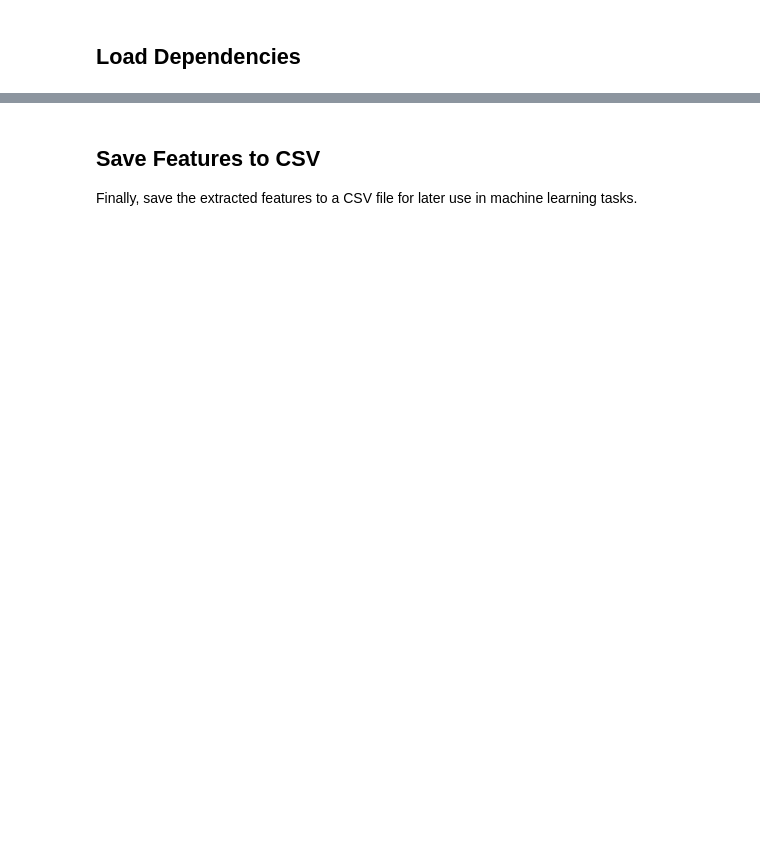
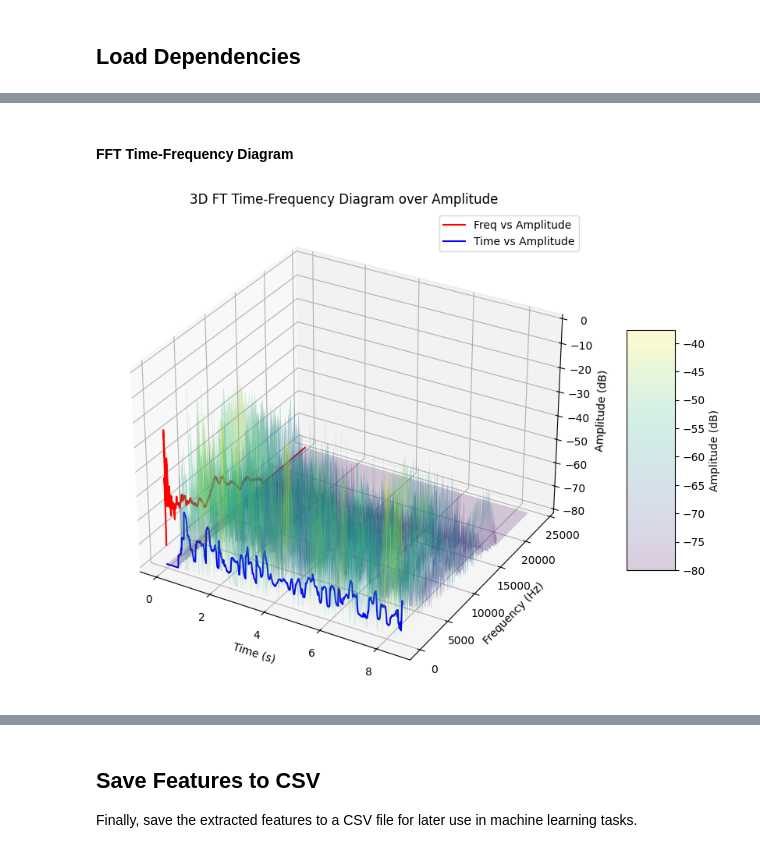
Before and after one commit to shelyuu/speaker-recognition, a Jupyter notebook: OPR000_Feature_Extraction_Explained.ipynb, the cells around one changed output, grey strips where cells are left out. Drawn from its saved outputs; the diff is of its cells as text; code cells hidden in the pictures; blank space fills up the shorter version.

```diff
--- a/OPR000_Feature_Extraction_Explained.ipynb
+++ b/OPR000_Feature_Extraction_Explained.ipynb
@@ -165,0 +214,33 @@ KeyError: 'duration'
+# %% [markdown]
+#### FFT Time-Frequency Diagram
+# %%
+S = np.abs(librosa.stft(x))
+S_dB = librosa.amplitude_to_db(S, ref=np.max)
+
+times = librosa.frames_to_time(np.arange(S_dB.shape[1]), sr=sr)
+frequencies = librosa.fft_frequencies(sr=sr)
+
+
+fig = plt.figure(figsize=(14, 8))
+ax = fig.add_subplot(111, projection='3d')
+T, F = np.meshgrid(times, frequencies)
+surf = ax.plot_surface(T, F, S_dB, cmap='viridis', alpha=0.2)
+
+avg_amplitude_freq = np.mean(S_dB, axis=1)
+ax.plot(np.zeros_like(frequencies), frequencies, avg_amplitude_freq, color='red', label='Freq vs Amplitude')
+
+avg_amplitude_time = np.mean(S_dB, axis=0)
+ax.plot(times, np.zeros_like(times), avg_amplitude_time, color='blue', label='Time vs Amplitude')
+
+ax.set_xlabel('Time (s)')
+ax.set_ylabel('Frequency (Hz)')
+ax.set_zlabel('Amplitude (dB)')
+ax.set_title('3D FT Time-Frequency Diagram over Amplitude')
+ax.legend()
+
+cbar = fig.colorbar(surf, ax=ax, shrink=0.5, aspect=5)
+cbar.set_label('Amplitude (dB)')
+
+plt.show()
+# %% [output]
+[figure, added]
```
Also changed, not shown: parts of 47 cells of this notebook, 16 other files.
